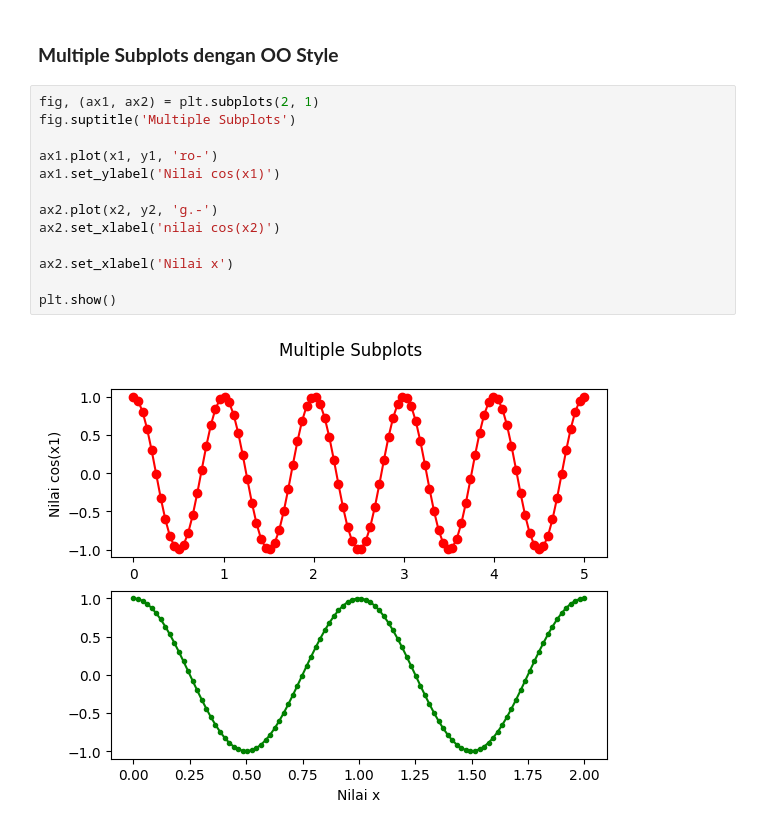
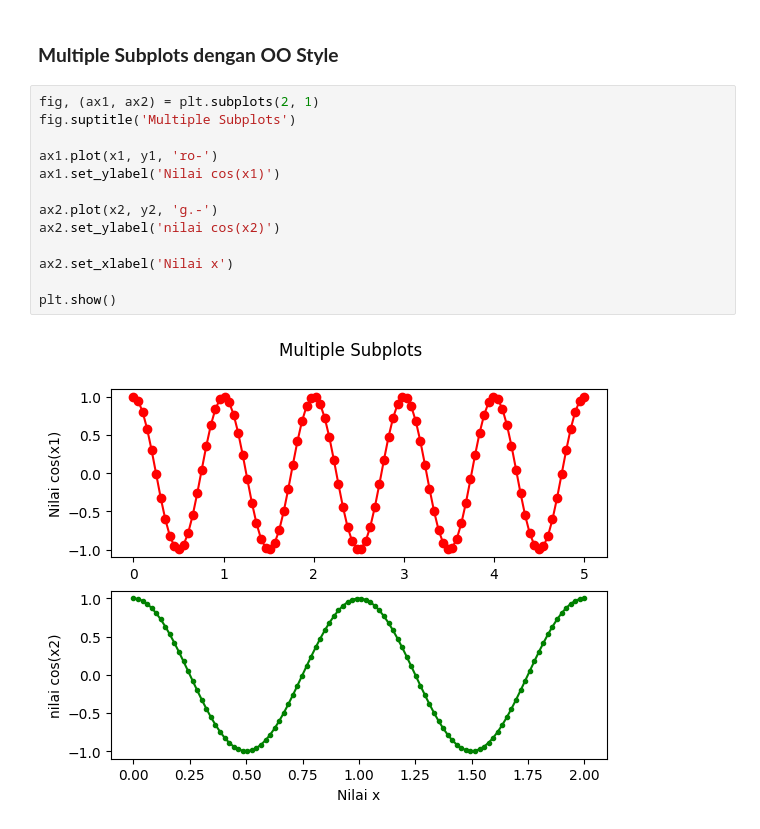
Before and after one commit to LatiefDataVisionary/matplotlib-with-indonesia-belajar, a Jupyter notebook: Matplotlib_03_Multiple_Subplots_|_Belajar_Matplotlib_Dasar_|_Belajar_Visualisasi_Data.ipynb, the cells around one changed output. Drawn from its saved outputs; the diff is of its cells as text.

```diff
--- a/Matplotlib_03_Multiple_Subplots_|_Belajar_Matplotlib_Dasar_|_Belajar_Visualisasi_Data.ipynb
+++ b/Matplotlib_03_Multiple_Subplots_|_Belajar_Matplotlib_Dasar_|_Belajar_Visualisasi_Data.ipynb
@@ -181,15 +181,15 @@ array([ 1.        ,  0.99195481,  0.9679487 ,  0.92836793,  0.87384938,
 # %%
 fig, (ax1, ax2) = plt.subplots(2, 1)
 fig.suptitle('Multiple Subplots')
 
 ax1.plot(x1, y1, 'ro-')
 ax1.set_ylabel('Nilai cos(x1)')
 
 ax2.plot(x2, y2, 'g.-')
-ax2.set_xlabel('nilai cos(x2)')
+ax2.set_ylabel('nilai cos(x2)')
 
 ax2.set_xlabel('Nilai x')
 
 plt.show()
 # %% [output]
-[figure, old version]
+[figure, new version]
```
Also changed, not shown: parts of 1 cell of this notebook.
